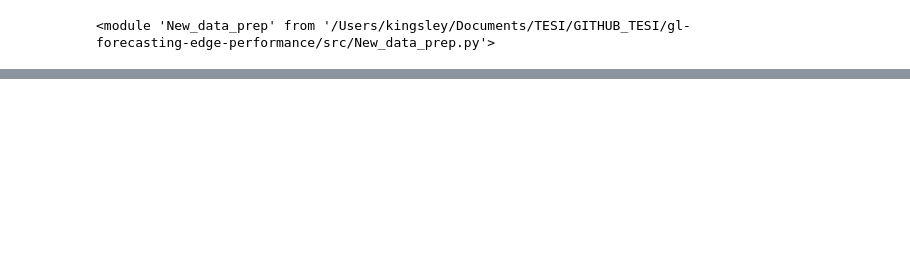
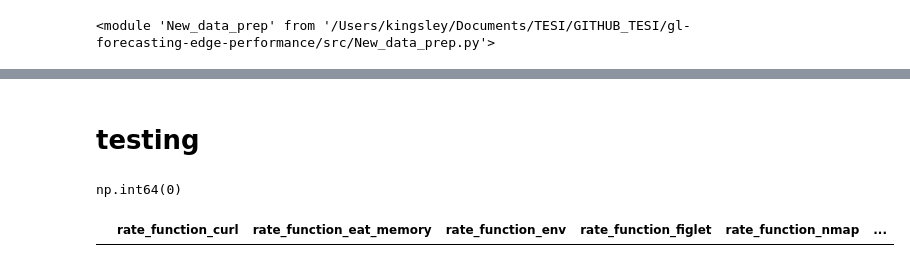
Before and after one commit to unimib-datAI/gl-forecasting-edge-performance, a Jupyter notebook: src/TEST_PREPARE_DATA.ipynb, the cells around one changed output, grey strips where cells are left out. Saved outputs shown, nothing was run; the diff lists cells and outputs as text; code cells hidden in the pictures; blank space fills up the shorter version.

```diff
--- a/src/TEST_PREPARE_DATA.ipynb
+++ b/src/TEST_PREPARE_DATA.ipynb
@@ -93,0 +94,2 @@ Total Rows         2544        346         432
+# %% [markdown]
+# testing
@@ -93,0 +98,10 @@ Total Rows         2544        346         432
+# %%
+df_augmentation=pd.read_csv('/Users/kingsley/Documents/TESI/GITHUB_TESI/gl-forecasting-edge-performance/data/augmented_rows/V1/augmented_overloaded_samples.csv')
+# %%
+df_augmentation.duplicated().sum()
+# %% [output]
+np.int64(0)
+# %%
+df_augmentation[df_augmentation.duplicated()]
+# %% [output]
+|  | rate_function_curl | rate_function_eat_memory | rate_function_env | rate_function_figlet | rate_function_nmap | ... |
```
Also changed, not shown: parts of 22 cells of this notebook, 20 other files.
